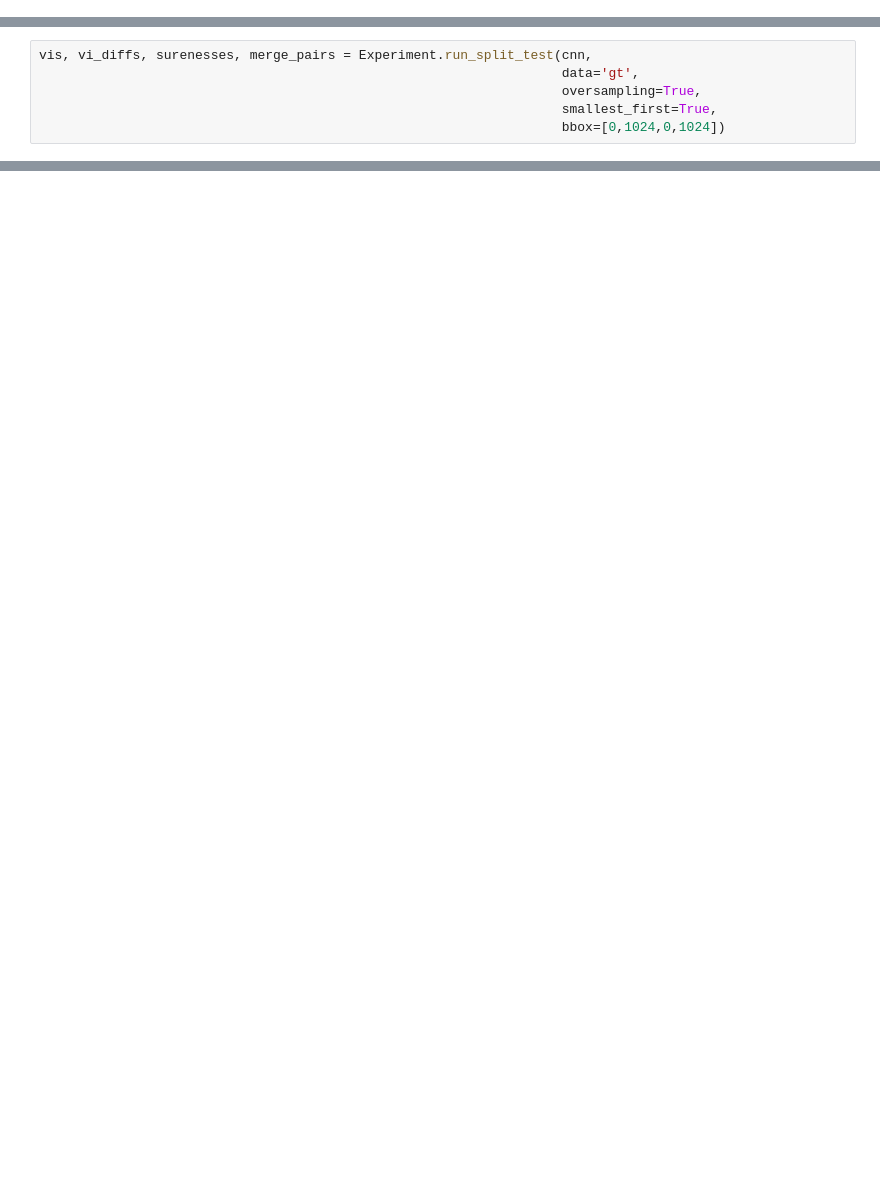
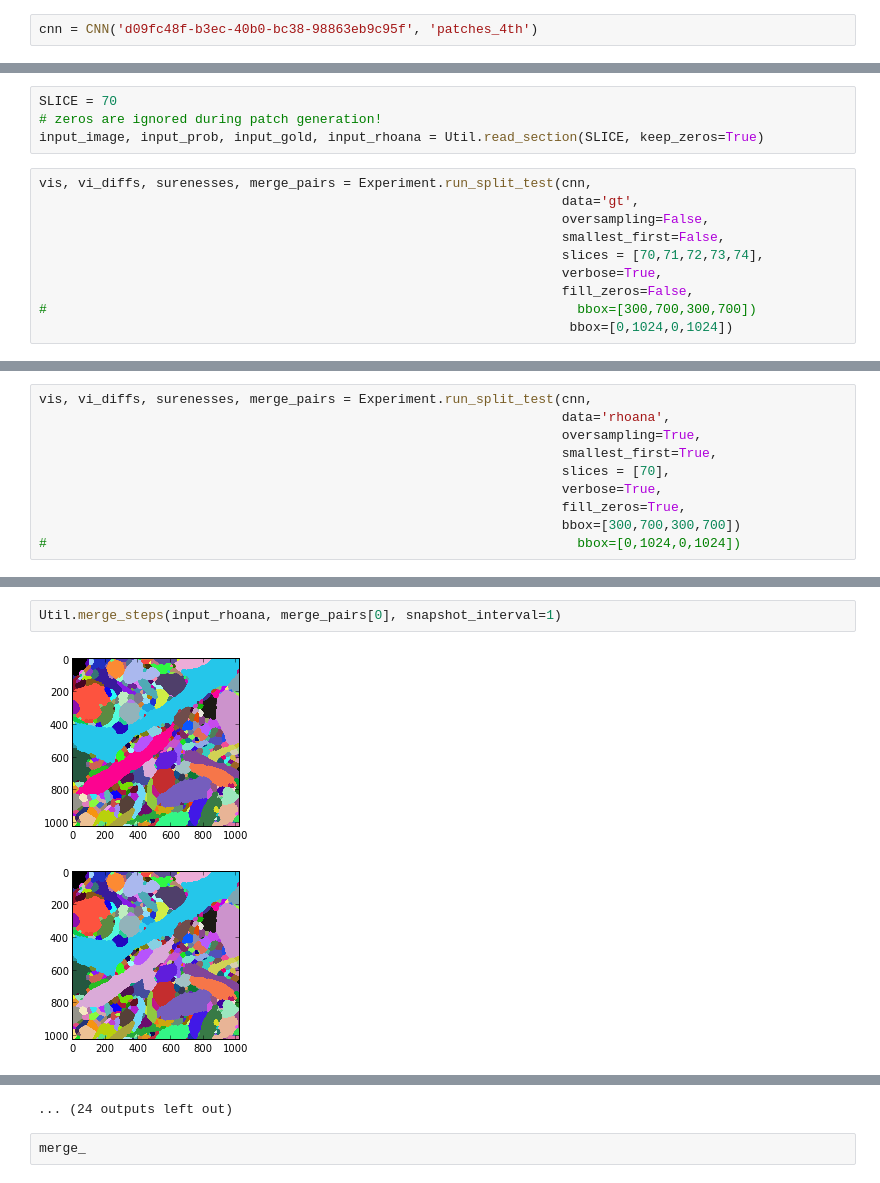
Before and after one commit to VCG/em-quality-metric, a Jupyter notebook: Reignite/experiments.ipynb, the cells around one changed output, grey strips where cells are left out. Saved outputs shown, nothing was run; the diff lists cells and outputs as text; blank space fills up the shorter version.

```diff
--- a/Reignite/experiments.ipynb
+++ b/Reignite/experiments.ipynb
@@ -24,0 +21,2 @@ Loading ['/Volumes/DATA1/split_cnn/patches_4th_10k/8b33e516-2311-4892-82f9-4e607
+# %%
+cnn = CNN('d09fc48f-b3ec-40b0-bc38-98863eb9c95f', 'patches_4th')
@@ -24,0 +26,14 @@ Loading ['/Volumes/DATA1/split_cnn/patches_4th_10k/8b33e516-2311-4892-82f9-4e607
+# %%
+SLICE = 70
+# zeros are ignored during patch generation!
+input_image, input_prob, input_gold, input_rhoana = Util.read_section(SLICE, keep_zeros=True)
+# %%
+vis, vi_diffs, surenesses, merge_pairs = Experiment.run_split_test(cnn,
+                                                                   data='gt',
+                                                                   oversampling=False,
+                                                                   smallest_first=False,
+                                                                   slices = [70,71,72,73,74],
+                                                                   verbose=True,
+                                                                   fill_zeros=False,
+#                                                                    bbox=[300,700,300,700])
+                                                                    bbox=[0,1024,0,1024])
@@ -25,9 +58,13 @@ Loading ['/Volumes/DATA1/split_cnn/patches_4th_10k/8b33e516-2311-4892-82f9-4e607
 # %%
 vis, vi_diffs, surenesses, merge_pairs = Experiment.run_split_test(cnn,
-                                                                   data='gt',
+                                                                   data='rhoana',
                                                                    oversampling=True,
                                                                    smallest_first=True,
-                                                                   bbox=[0,1024,0,1024])
+                                                                   slices = [70],
+                                                                   verbose=True,
+                                                                   fill_zeros=True,
+                                                                   bbox=[300,700,300,700])
+#                                                                    bbox=[0,1024,0,1024])
 # %% [output]
 --------------------------------------------------------------------------------
 --------------------------------------------------------------------------------
@@ -48,0 +86,5 @@ VI:
+# %%
+Util.merge_steps(input_rhoana, merge_pairs[0], snapshot_interval=1)
+# %% [output]
+[figure, added]
+[figure, added]
@@ -48,0 +101,3 @@ VI:
+... (24 outputs left out)
+# %%
+merge_
```
Also changed, not shown: parts of 13 cells of this notebook, 42 other files.
